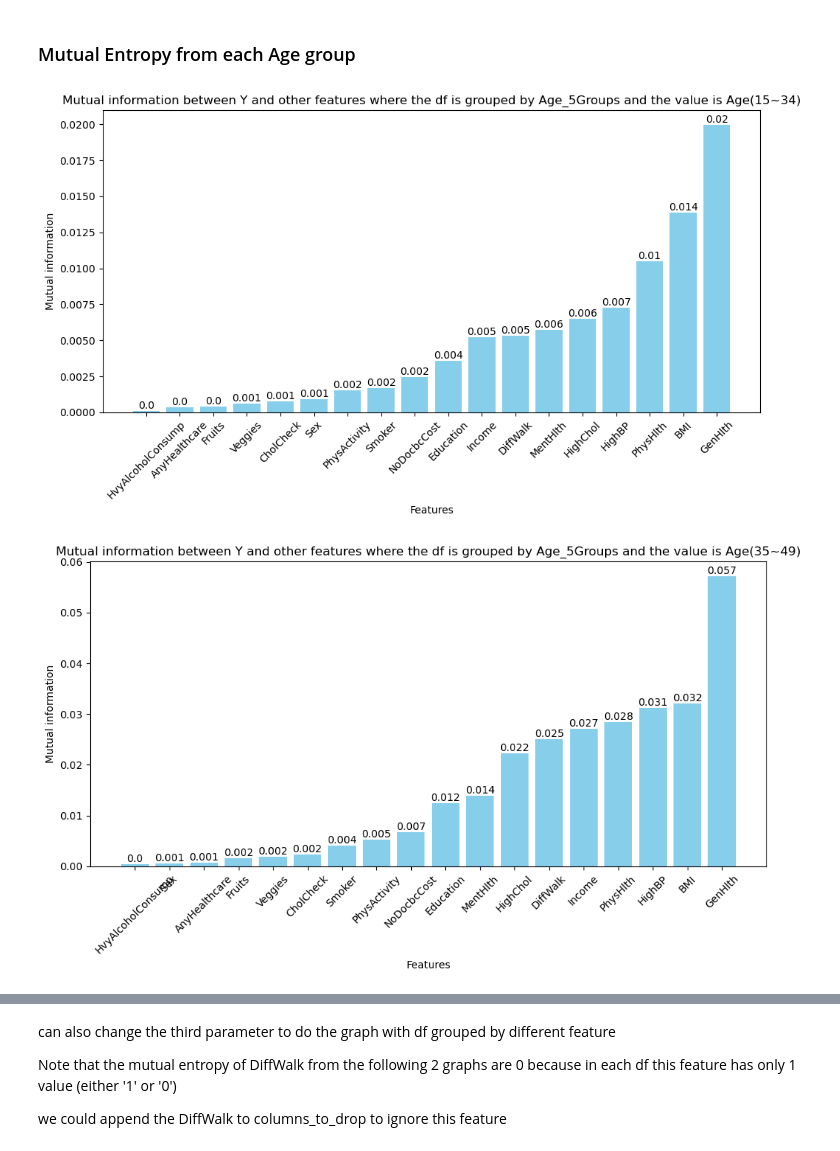
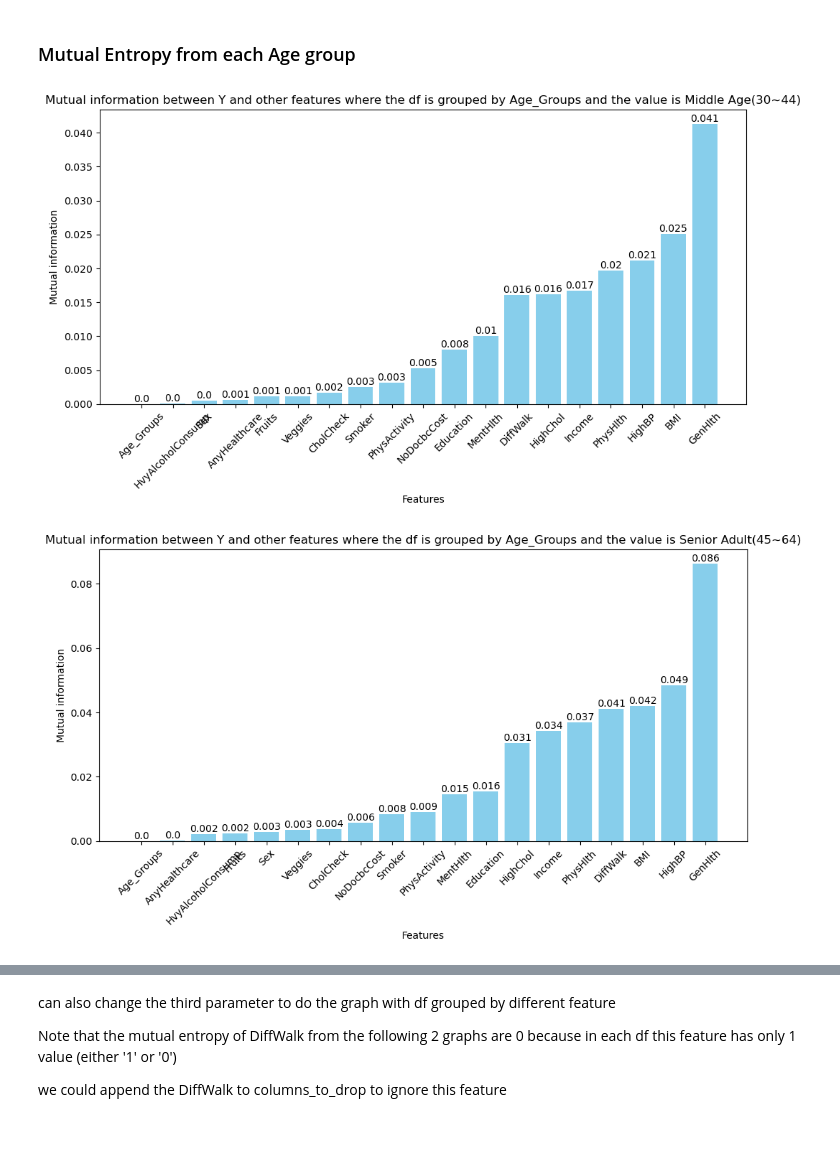
Before and after one commit to hubao666/Data-Analysis-for-BRFSS2015-Data, a Jupyter notebook: mid_proj.ipynb, the cells around one changed output, grey strips where cells are left out. Drawn from its saved outputs; the diff is of its cells as text; code cells hidden in the pictures.

```diff
--- a/mid_proj.ipynb
+++ b/mid_proj.ipynb
@@ -62,7 +62,7 @@ Index(['HeartDiseaseorAttack', 'HighBP', 'HighChol', 'CholCheck', 'BMI',
 # %%
 def create_age_groups(age):
     if age in [1, 2, 3]:
-        return 'Age(15~34)'
+        return 'Age(18~34)'
     elif age in [4, 5, 6]:
         return 'Age(35~49)'
     elif age in [7, 8, 9]:
@@ -76,3 +76,18 @@ def create_age_groups(age):
 
 
 df['Age_5Groups'] = df['Age'].apply(create_age_groups)
+# %%
+def create_age_groups_2(age):
+    if age in [1, 2]:
+        return 'Young Adult(18~29)'
+    elif age in [3, 4, 5]:
+        return 'Middle Age(30~44)'
+    elif age in [6, 7, 8, 9]:
+        return 'Senior Adult(45~64)'
+    elif age in [10, 11, 12, 13]:
+        return 'Senior Citizens(65+)'
+    else:
+        print('Unknown value')
+
+
+df['Age_Groups'] = df['Age'].apply(create_age_groups_2)
@@ -324,7 +348,7 @@ draw_mutual_information(df, columns_to_drop)
 # %% [markdown]
 ### Mutual Entropy from each Age group
 # %%
-draw_mutual_information(df, columns_to_drop, 'Age_5Groups')
+draw_mutual_information(df, columns_to_drop, byGroup='Age_Groups')
 # %% [output]
-[figure, old version]
+[figure, new version]
-[figure, old version]
+[figure, new version]
```
Also changed, not shown: parts of 18 cells of this notebook.
